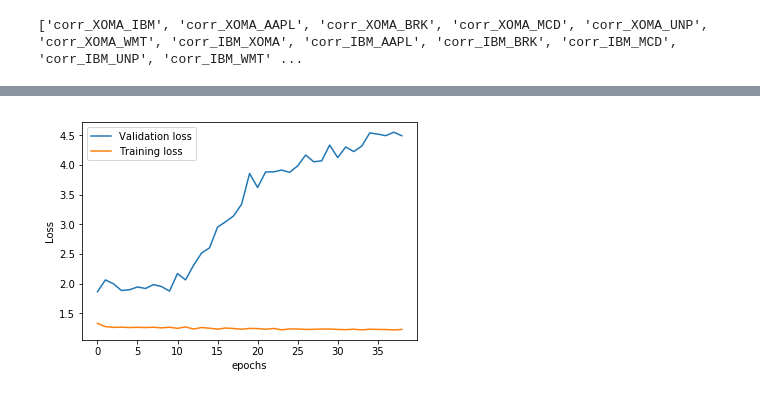
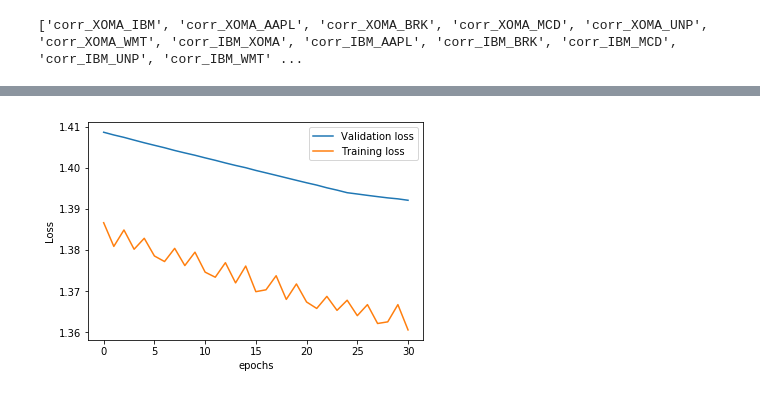
Before and after one commit to GregoireMayrhofer/financialbigdata, a Jupyter notebook: data_preprocessing_greg.ipynb, the cells around one changed output, grey strips where cells are left out. Drawn from its saved outputs; the diff is of its cells as text; code cells hidden in the pictures.

```diff
--- a/data_preprocessing_greg.ipynb
+++ b/data_preprocessing_greg.ipynb
@@ -440,7 +440,7 @@ date
 01/08/1987 -0.007772
 # %%
 #compute portfolio weights
-rolling_window_step = 200
+rolling_window_step = 300
 
 roll_weekly_mean = ret_weekly.rolling(window=rolling_window_step,min_periods=rolling_window_step).mean() #rolling window = 12 month * 10 years of data to define returns of each portfolios
 roll_weekly_std = ret_weekly.rolling(window=rolling_window_step,min_periods=rolling_window_step).std()
@@ -744,5 +744,5 @@ ret_daily_input
 # %%
-N_LABELS =106
+N_LABELS =64
 N_ASSETS =7
 start_index= np.where(df_daily.index==index)[0]-rolling_window_step#596
 start_index = start_index[0]
@@ -779,12 +779,12 @@ inputs['Rf'] = roll_Rf_daily_mean.loc[index:]
 correlation_rolling = ret_daily_rolling.corr().dropna()[start_index*N_ASSETS:-number*N_ASSETS]
 print(start_index)
 #co[start_index*7:-number*7]
-correlation_data = get_co_matrix(correlation_rolling,columns, corr_columns,dates[:-number])
+#correlation_data = get_co_matrix(correlation_rolling,columns, corr_columns,dates[:-number])
 cov_rolling = ret_daily_rolling.cov().dropna()[start_index*N_ASSETS:-number*N_ASSETS]
 
 cov_data = get_co_matrix(cov_rolling, columns, cov_columns,dates[:-number])
 inputs = include_co_in_input(inputs, cov_data)
-inputs = include_co_in_input(inputs, correlation_data)
+#inputs = include_co_in_input(inputs, correlation_data)
 print(inputs)
 
 def reshape_inputs(inputs, number):
@@ -907,13 +907,13 @@ class LSTM(nn.Module):
 # %%
 from torch import optim
 
-lr = 0.0001
+lr = 0.000001
 
 #weights = [1, 1, 3, 0.8]
 #class_weights = torch.FloatTensor(weights)
 
 print(X_train.shape[2])
 lstm = LSTM(input_size = X_train.shape[2], output_size = 4, batch_size=batch_dim,num_layers=1,hidden_size = 250)
-optimizer = optim.Adam(lstm.parameters(), lr=lr,weight_decay=1e-4)
+optimizer = optim.Adam(lstm.parameters(), lr=lr,weight_decay=1e-6)
 criterion = nn.CrossEntropyLoss()#(weight=class_weights)
 # %% [output]
@@ -933,7 +933,7 @@ for e in range(epochs):
     steps_bis = 0
     if e % 40==0:
         lr /= 2
-        optimizer = optim.Adam(lstm.parameters(), lr=lr,weight_decay=1e-4)
+        optimizer = optim.Adam(lstm.parameters(), lr=lr,weight_decay=1e-6)
 
     for X_tr, y_tr in iter(trainloader):
         steps += 1
@@ -1013,12 +1013,16 @@ Epoch: 50/50.. Validation loss: 4.4903.. Training loss: 1.2302.. 0.0066 s/batch
 # %%
 plt.plot(range(len(loss_val)),loss_val, label='Validation loss')
 plt.plot(range(len(loss_train)),loss_train, label='Training loss')
 plt.xlabel('epochs')
 plt.ylabel('Loss')
+
 plt.legend()
+loss_file="Loss_for_"
+name_file= str(epochs)+" epochs_"+str(number)+"batch_"+"lr_smaller"
+plt.savefig(loss_file+name_file)
 plt.show()
 # %% [output]
-[figure, old version]
+[figure, new version]
 # %%
 y_pred = np.zeros((int(len(y_test)/batch_dim),batch_dim))
 print(y_pred.shape)
```
Also changed, not shown: parts of 15 cells of this notebook, 7 other files.
